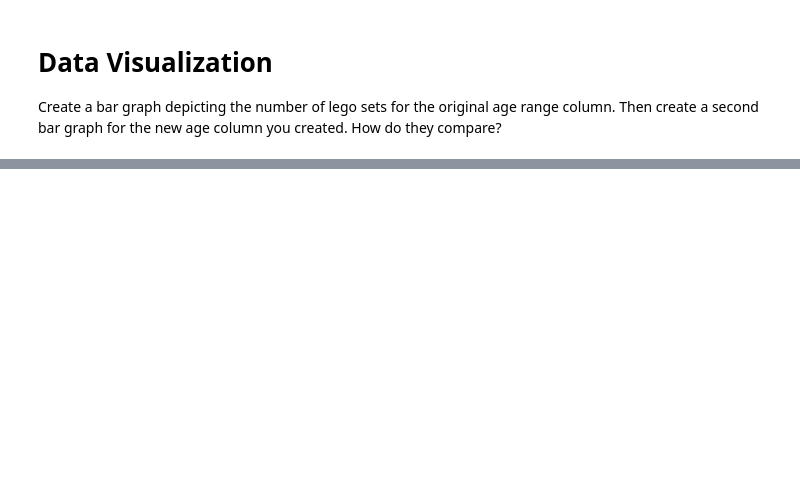
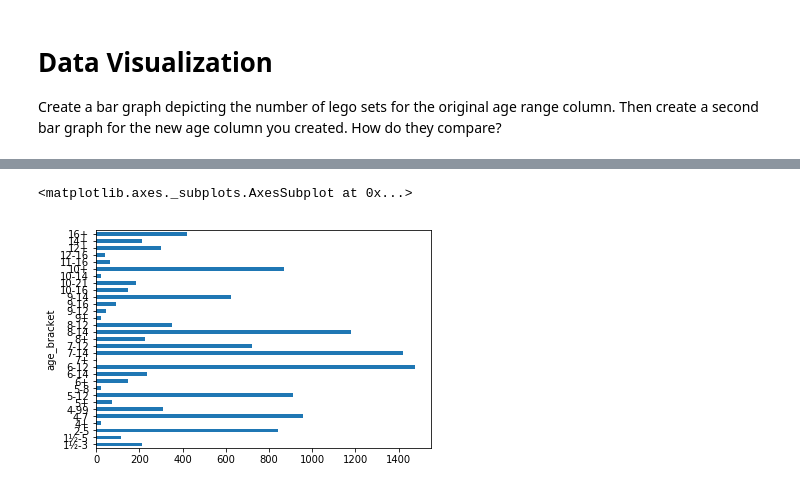
Before and after one commit to learn-co-curriculum/dsc-statistical-methods-in-pandas-lab, a Jupyter notebook: index.ipynb, the cells around one changed output, grey strips where cells are left out. Saved outputs shown, nothing was run; the diff lists cells and outputs as text; code cells hidden in the pictures; blank space fills up the shorter version.

```diff
--- a/index.ipynb
+++ b/index.ipynb
@@ -36,0 +155,12 @@ Create a bar graph depicting the number of lego sets for the original age range
+# %%
+#With ordering
+temp = df.ages.value_counts()
+temp = temp.reset_index()
+temp.columns = ['age_bracket', 'count']
+temp['order'] = temp['age_bracket'].map(lambda x: int(x.split('-')[0].strip('+').strip('½')))
+temp = temp.sort_values(by='order')
+temp = temp.set_index('age_bracket')
+temp['count'].plot(kind='barh')
+# %% [output]
+<matplotlib.axes._subplots.AxesSubplot at 0x...>
+[figure, added]
```
Also changed, not shown: parts of 17 cells of this notebook, 5 other files.
